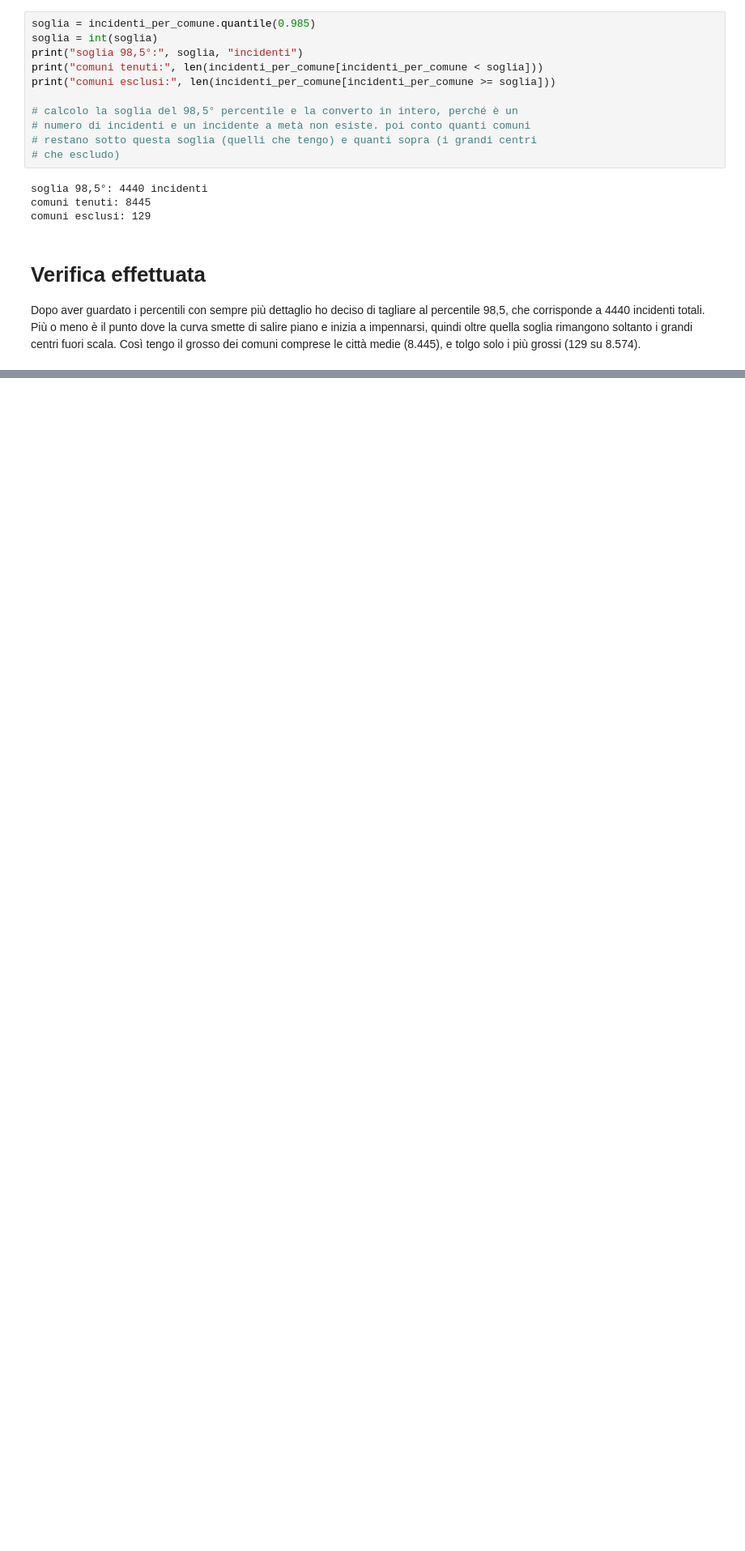
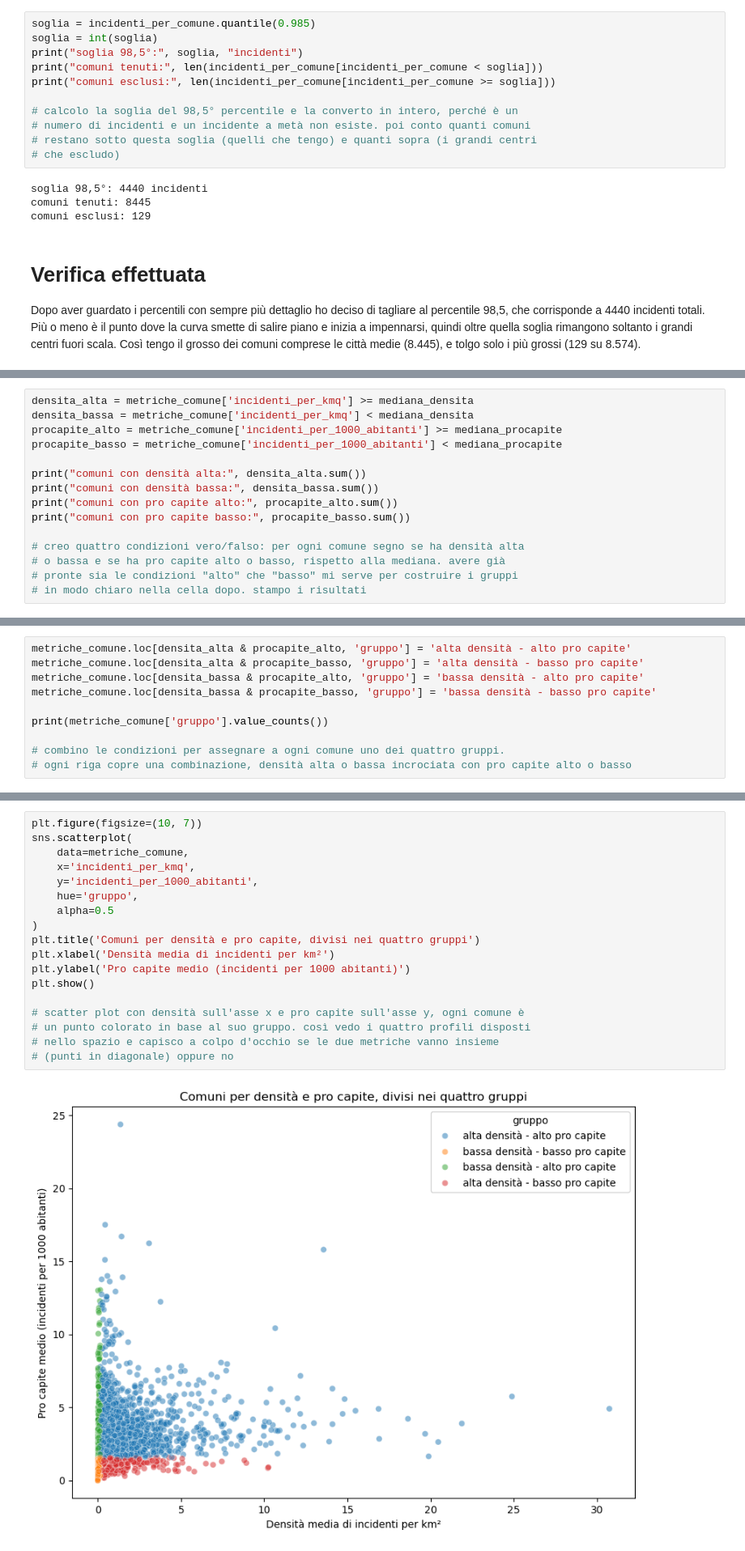
Before and after one commit to LordVessio/boolean-istat-traffic-analysis, a Jupyter notebook: Final Project Nicola Vessio pt 2.ipynb, the cells around one changed output, grey strips where cells are left out. Shown at 81% size. Cells and saved outputs as stored; diff of their text form; blank space fills up the shorter version.

```diff
--- a/Final Project Nicola Vessio pt 2.ipynb
+++ b/Final Project Nicola Vessio pt 2.ipynb
@@ -306,0 +406,15 @@ plt.show()
+# %%
+densita_alta = metriche_comune['incidenti_per_kmq'] >= mediana_densita
+densita_bassa = metriche_comune['incidenti_per_kmq'] < mediana_densita
+procapite_alto = metriche_comune['incidenti_per_1000_abitanti'] >= mediana_procapite
+procapite_basso = metriche_comune['incidenti_per_1000_abitanti'] < mediana_procapite
+
+print("comuni con densità alta:", densita_alta.sum())
+print("comuni con densità bassa:", densita_bassa.sum())
+print("comuni con pro capite alto:", procapite_alto.sum())
+print("comuni con pro capite basso:", procapite_basso.sum())
+
+# creo quattro condizioni vero/falso: per ogni comune segno se ha densità alta
+# o bassa e se ha pro capite alto o basso, rispetto alla mediana. avere già
+# pronte sia le condizioni "alto" che "basso" mi serve per costruire i gruppi
+# in modo chiaro nella cella dopo. stampo i risultati
@@ -306,0 +426,10 @@ plt.show()
+# %%
+metriche_comune.loc[densita_alta & procapite_alto, 'gruppo'] = 'alta densità - alto pro capite'
+metriche_comune.loc[densita_alta & procapite_basso, 'gruppo'] = 'alta densità - basso pro capite'
+metriche_comune.loc[densita_bassa & procapite_alto, 'gruppo'] = 'bassa densità - alto pro capite'
+metriche_comune.loc[densita_bassa & procapite_basso, 'gruppo'] = 'bassa densità - basso pro capite'
+
+print(metriche_comune['gruppo'].value_counts())
+
+# combino le condizioni per assegnare a ogni comune uno dei quattro gruppi.
+# ogni riga copre una combinazione, densità alta o bassa incrociata con pro capite alto o basso
@@ -306,0 +443,20 @@ plt.show()
+# %%
+plt.figure(figsize=(10, 7))
+sns.scatterplot(
+    data=metriche_comune,
+    x='incidenti_per_kmq',
+    y='incidenti_per_1000_abitanti',
+    hue='gruppo',
+    alpha=0.5
+)
+plt.title('Comuni per densità e pro capite, divisi nei quattro gruppi')
+plt.xlabel('Densità media di incidenti per km²')
+plt.ylabel('Pro capite medio (incidenti per 1000 abitanti)')
+plt.show()
+
+# scatter plot con densità sull'asse x e pro capite sull'asse y, ogni comune è
+# un punto colorato in base al suo gruppo. così vedo i quattro profili disposti
+# nello spazio e capisco a colpo d'occhio se le due metriche vanno insieme
+# (punti in diagonale) oppure no
+# %% [output]
+[figure, added]
```
Also changed, not shown: parts of 11 cells of this notebook.
